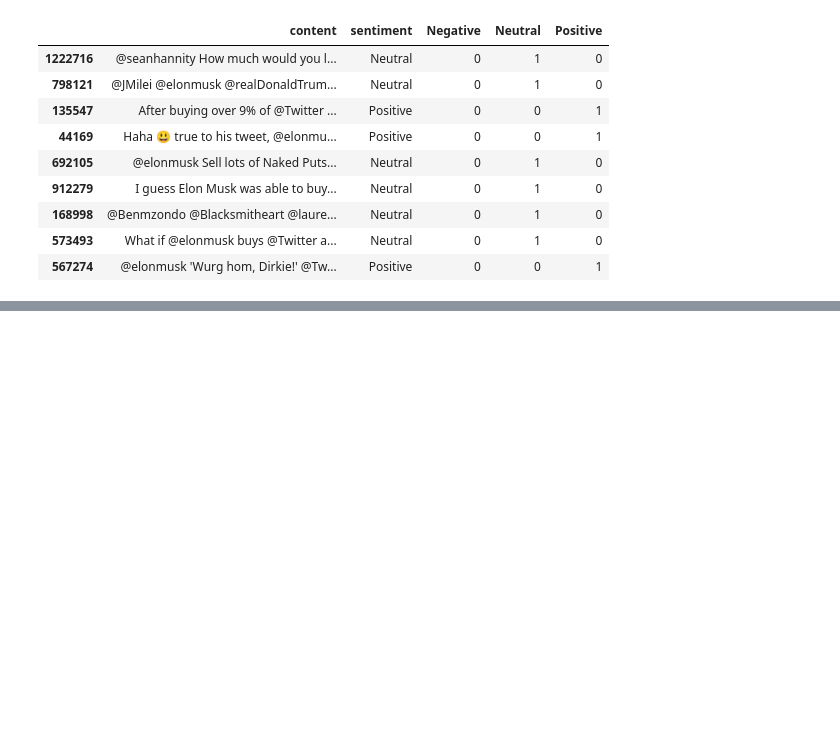
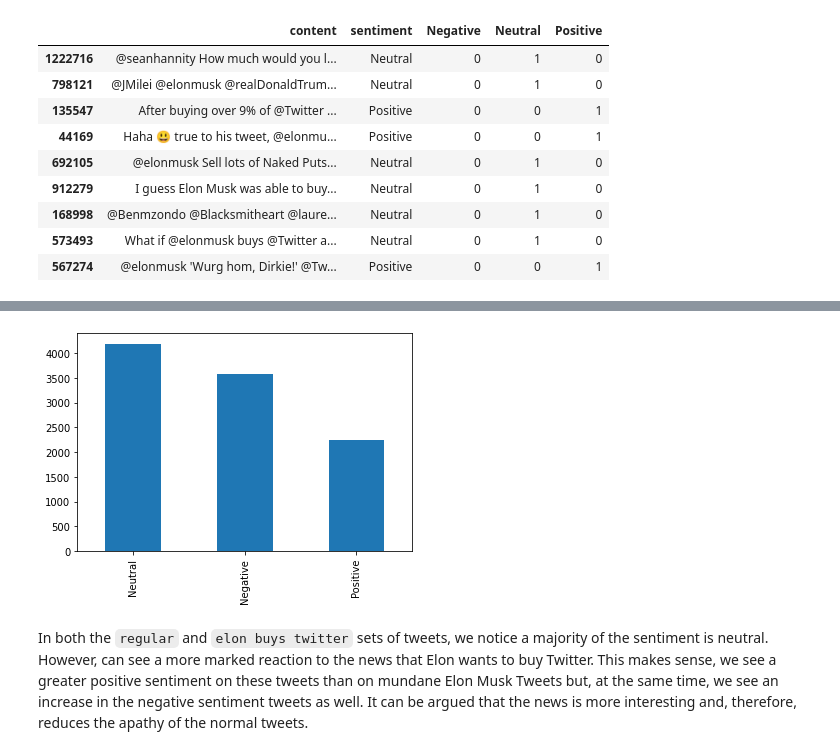
Before and after one commit to SmilodonCub/DATA620, a Jupyter notebook: Final_Project/Elongate_Sentiment_Analysis.ipynb, the cells around one changed output, grey strips where cells are left out. Saved outputs shown, nothing was run; the diff lists cells and outputs as text; code cells hidden in the pictures; blank space fills up the shorter version.

```diff
--- a/Final_Project/Elongate_Sentiment_Analysis.ipynb
+++ b/Final_Project/Elongate_Sentiment_Analysis.ipynb
@@ -213,0 +243,7 @@ at.describe()
+# %%
+elongate_at['sentiment'].value_counts().plot(kind='bar')
+#elongate_at.to_csv('raw_data/elongate_sentiment_sample.csv')
+# %% [output]
+[figure, added]
+# %% [markdown]
+In both the `regular` and `elon buys twitter` sets of tweets, we notice a majority of the sentiment is neutral.  However, can see a more marked reaction to the news that Elon wants to buy Twitter.  This makes sense, we see a greater positive sentiment on these tweets than on mundane Elon Musk Tweets but, at the same time, we see an increase in the negative sentiment tweets as well. It can be argued that the news is more interesting and, therefore, reduces the apathy of the normal tweets.
```
Also changed, not shown: parts of 8 cells of this notebook, 2 other files.
